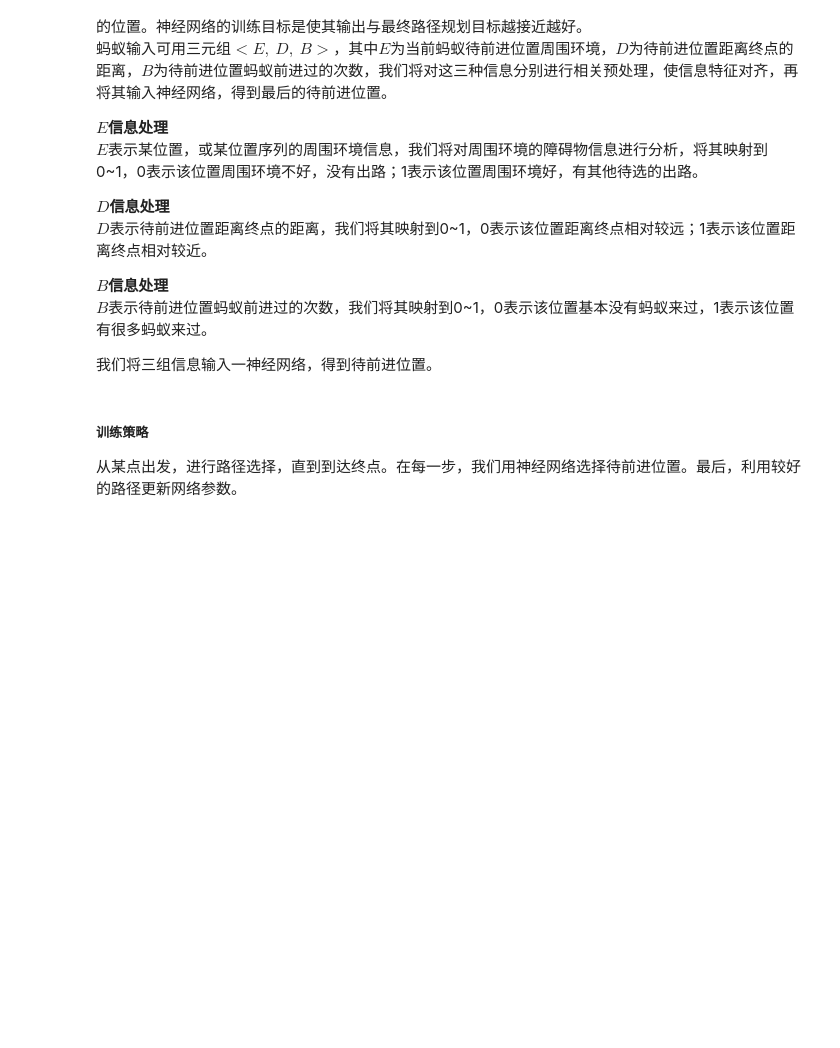
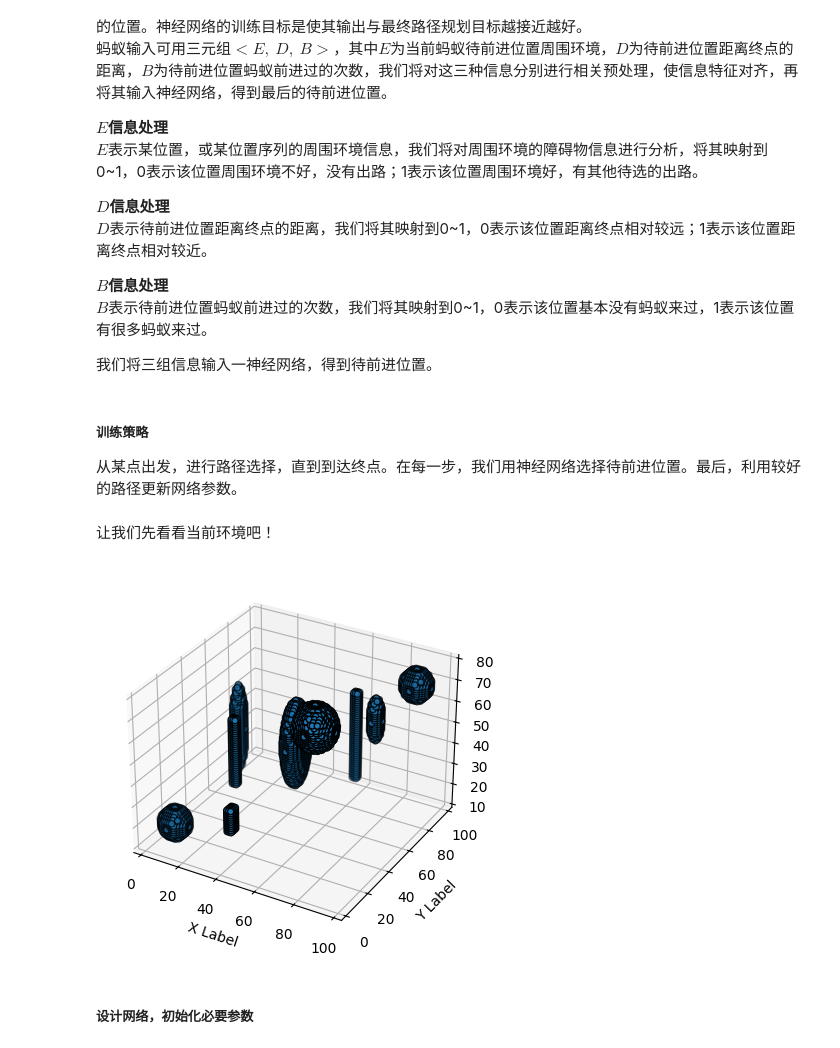
Before and after one commit to sswun/Design-of-Simple-Python-UAV-Env, a Jupyter notebook: tasks_design/task3_1_shortestway_intro.ipynb, the cells around one changed output. Drawn from its saved outputs; the diff is of its cells as text; code cells hidden in the pictures; blank space fills up the shorter version.

```diff
--- a/tasks_design/task3_1_shortestway_intro.ipynb
+++ b/tasks_design/task3_1_shortestway_intro.ipynb
@@ -35,5 +35,13 @@ $B$表示待前进位置蚂蚁前进过的次数，我们将其映射到0~1，0
 # %% [markdown]
 ##### 训练策略
 从某点出发，进行路径选择，直到到达终点。在每一步，我们用神经网络选择待前进位置。最后，利用较好的路径更新网络参数。
+# %% [markdown]
+让我们先看看当前环境吧！
+# %%
+env_discretizing.show_discretized_env()
+# %% [output]
+[figure, added]
+# %% [markdown]
+##### 设计网络，初始化必要参数
 # %%
 env_discretizied = env_discretizing.get_discetized_env()
```
Also changed, not shown: parts of 1 cell of this notebook.
